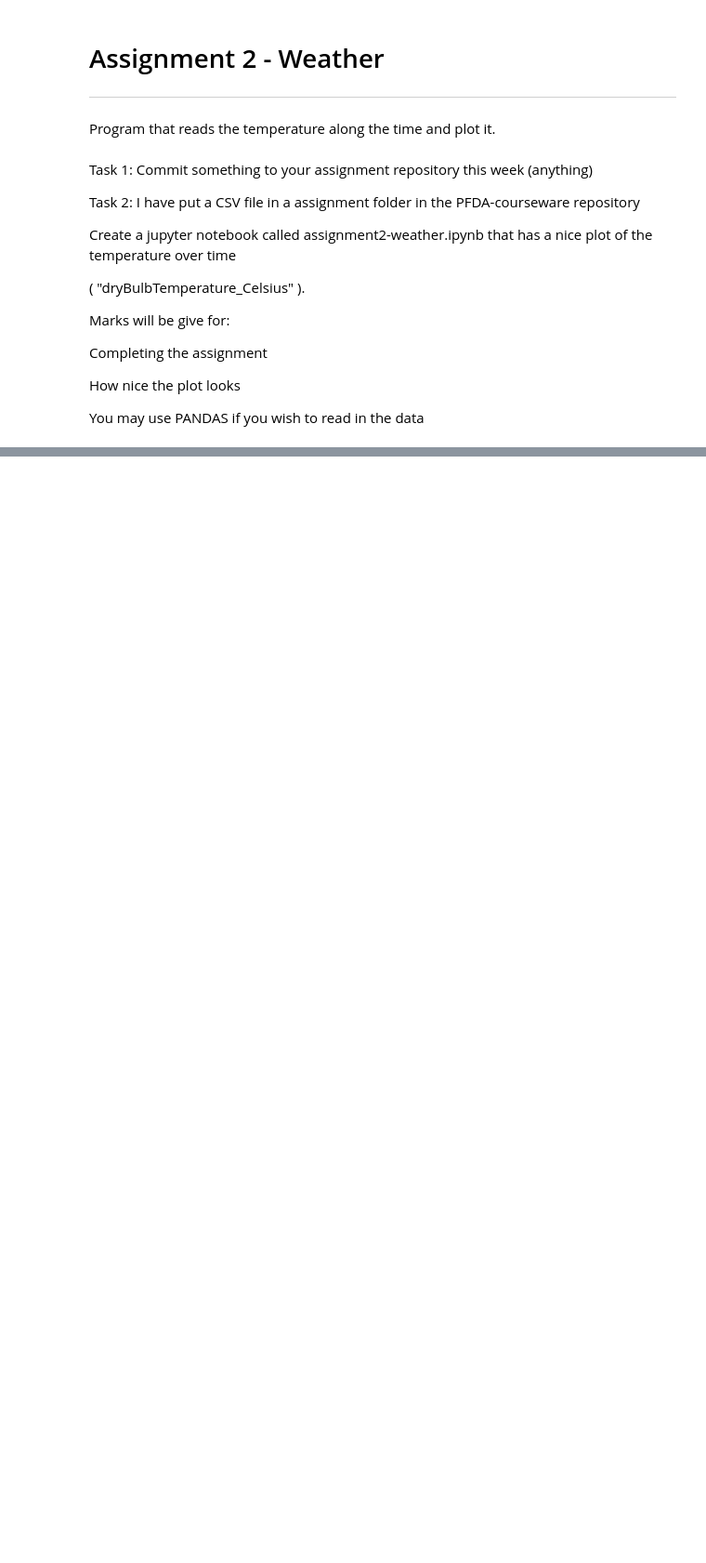
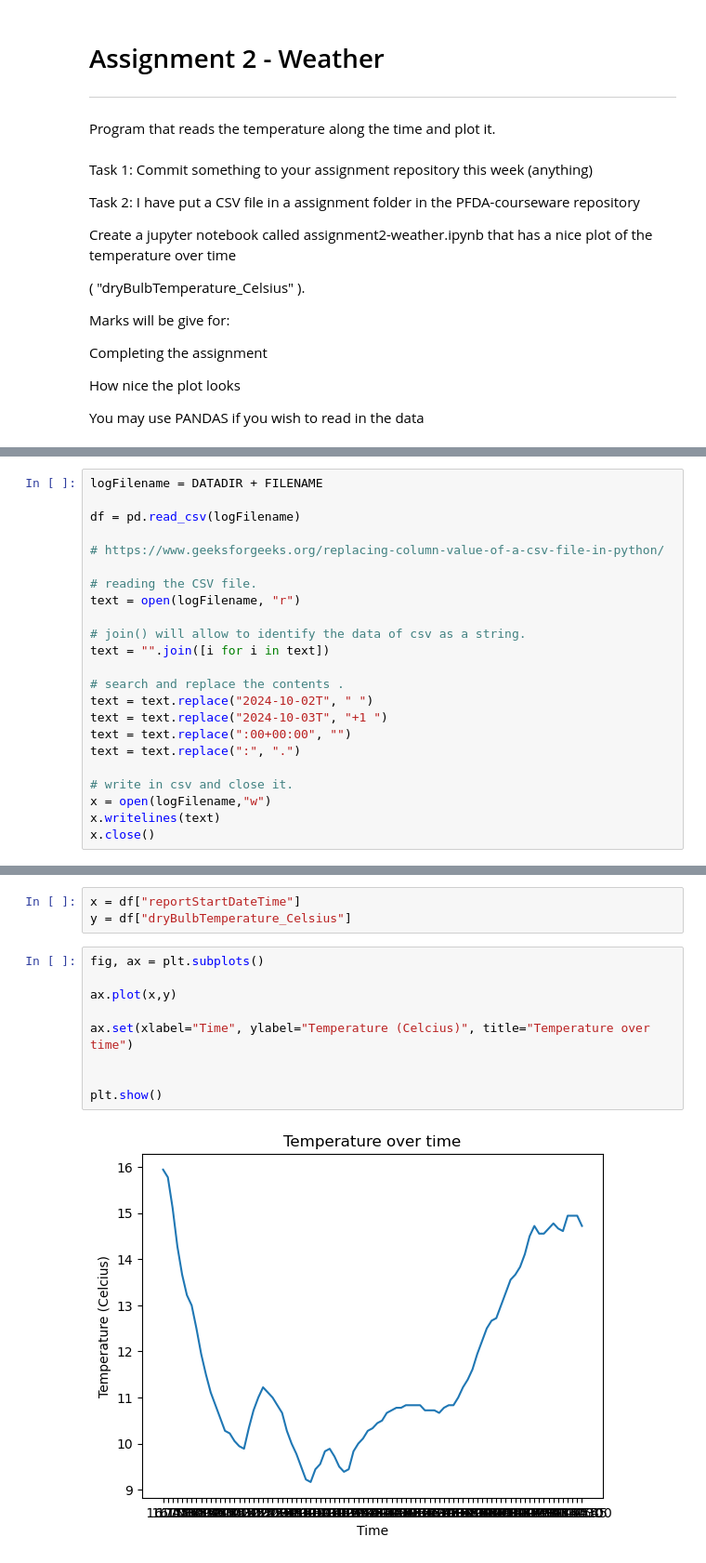
Before and after one commit to FatimaBOliveira/Programming-for-data-analytics, a Jupyter notebook: Assignments/assignment2-weather.ipynb, the cells around one changed output, grey strips where cells are left out. Shown at 93% size. Cells and saved outputs as stored; diff of their text form; blank space fills up the shorter version.

Commit message:
Changing csv file and plotting.

```diff
--- a/Assignments/assignment2-weather.ipynb
+++ b/Assignments/assignment2-weather.ipynb
@@ -54,0 +57,23 @@ ______
+# %%
+logFilename = DATADIR + FILENAME
+
+df = pd.read_csv(logFilename)
+
+# https://www.geeksforgeeks.org/replacing-column-value-of-a-csv-file-in-python/
+
+# reading the CSV file.
+text = open(logFilename, "r")
+
+# join() will allow to identify the data of csv as a string.
+text = "".join([i for i in text])
+
+# search and replace the contents .
+text = text.replace("2024-10-02T", " ")
+text = text.replace("2024-10-03T", "+1 ")
+text = text.replace(":00+00:00", "")
+text = text.replace(":", ".")
+
+# write in csv and close it.
+x = open(logFilename,"w")
+x.writelines(text)
+x.close()
@@ -54,0 +99,14 @@ ______
+# %%
+x = df["reportStartDateTime"]
+y = df["dryBulbTemperature_Celsius"]
+# %%
+fig, ax = plt.subplots()
+
+ax.plot(x,y)
+
+ax.set(xlabel="Time", ylabel="Temperature (Celcius)", title="Temperature over time")
+
+
+plt.show()
+# %% [output]
+[figure, added]
```
Also changed, not shown: parts of 4 cells of this notebook, 1 other file.
